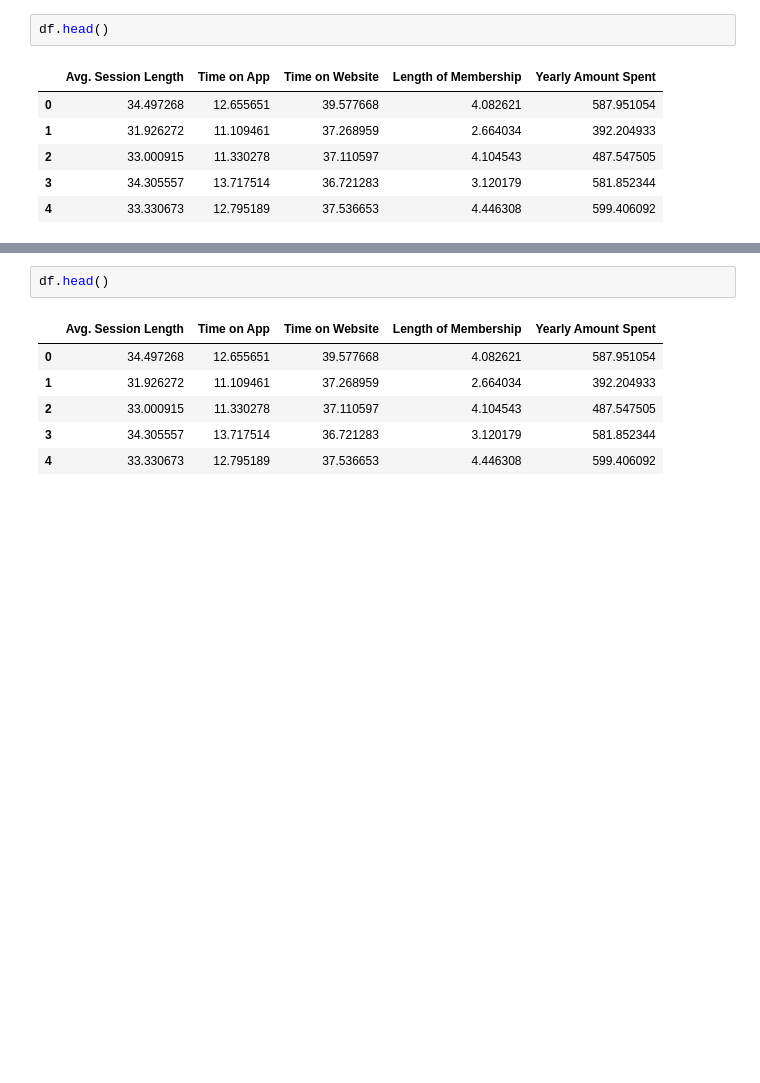
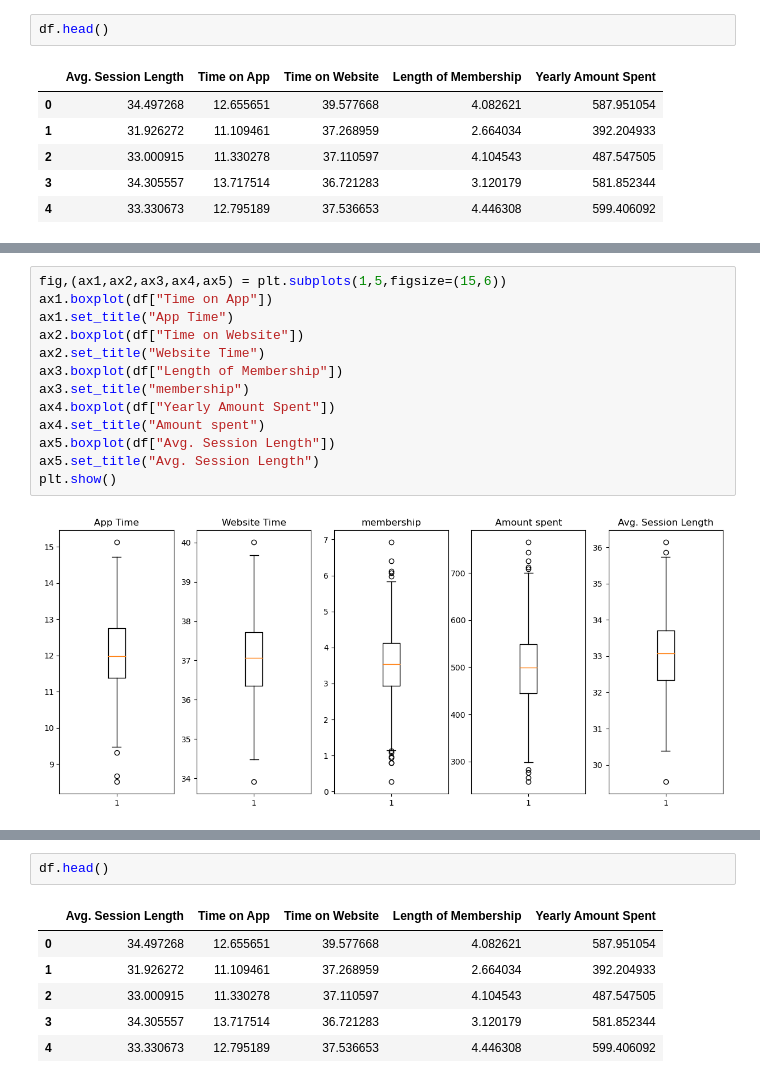
Before and after one commit to rashidulhaq-coding/Machine-learning-projects, a Jupyter notebook: applying-linear-regression-to-e-commerce-dataset.ipynb, the cells around one changed output, grey strips where cells are left out. Saved outputs shown, nothing was run; the diff lists cells and outputs as text; blank space fills up the shorter version.

```diff
--- a/applying-linear-regression-to-e-commerce-dataset.ipynb
+++ b/applying-linear-regression-to-e-commerce-dataset.ipynb
@@ -73,0 +96,15 @@ df.describe()
+# %%
+fig,(ax1,ax2,ax3,ax4,ax5) = plt.subplots(1,5,figsize=(15,6))
+ax1.boxplot(df["Time on App"])
+ax1.set_title("App Time")
+ax2.boxplot(df["Time on Website"])
+ax2.set_title("Website Time")
+ax3.boxplot(df["Length of Membership"])
+ax3.set_title("membership")
+ax4.boxplot(df["Yearly Amount Spent"])
+ax4.set_title("Amount spent")
+ax5.boxplot(df["Avg. Session Length"])
+ax5.set_title("Avg. Session Length")
+plt.show()
+# %% [output]
+[figure, added]
```
Also changed, not shown: parts of 41 cells of this notebook.
